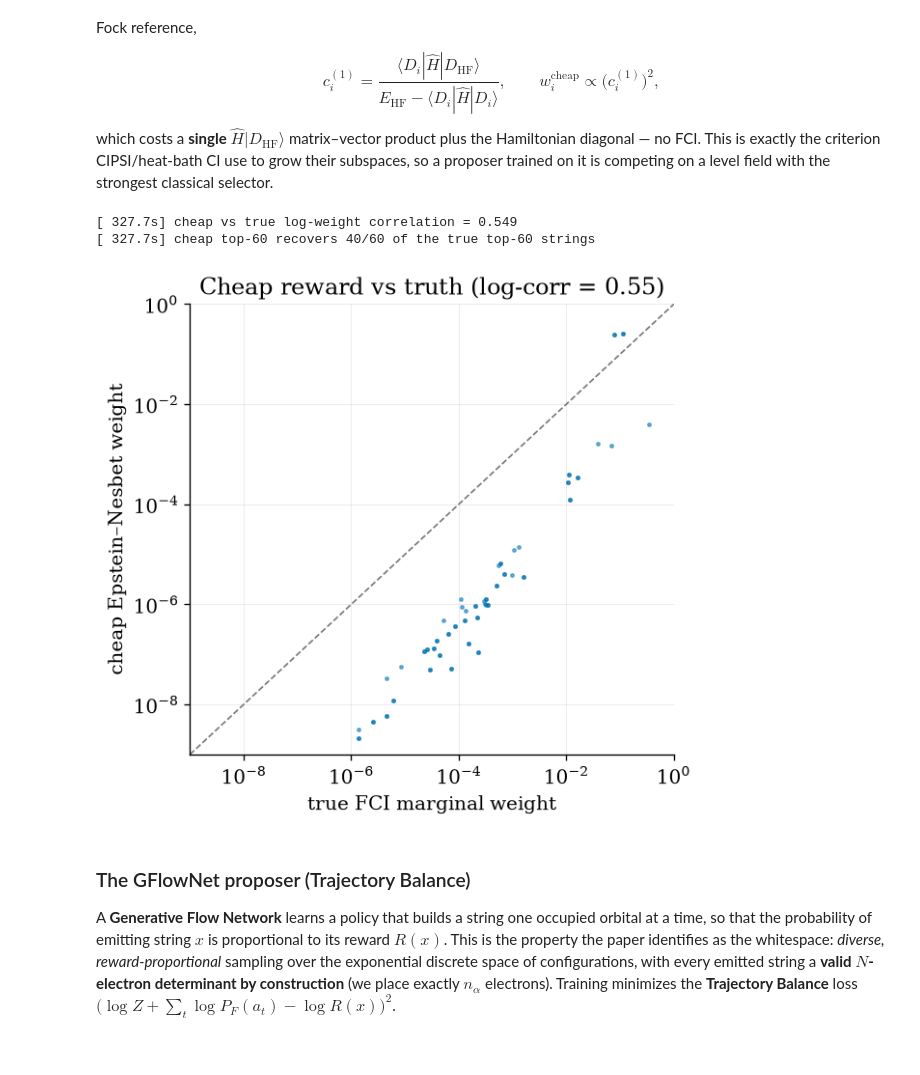
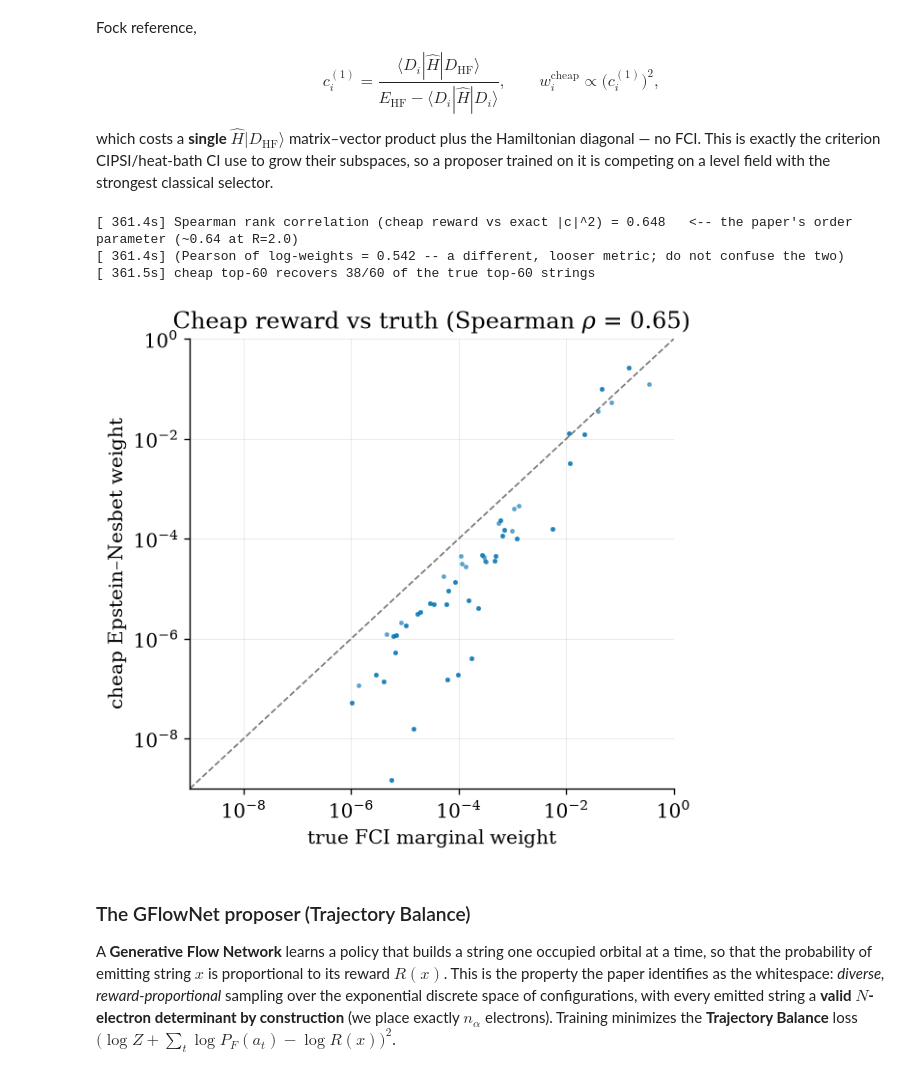
Before and after one commit to nicolasbonilla/ml-for-sqd-review, a Jupyter notebook: notebook/GFlowNet_SQD_calculations.ipynb, the cells around one changed output. Cells and saved outputs as stored; diff of their text form; code cells hidden in the pictures.

```diff
--- a/notebook/GFlowNet_SQD_calculations.ipynb
+++ b/notebook/GFlowNet_SQD_calculations.ipynb
@@ -309,25 +310,30 @@ c1 = Hc / den; c1[hf_idx, hf_idx] = 1.0
 w_cheap = (c1**2).sum(1); w_cheap /= w_cheap.sum()
 cheap_order = np.argsort(w_cheap)[::-1]
 
-# how faithful is the cheap ranking?
+# how faithful is the cheap ranking? The Spearman rank correlation between the cheap reward
+# and the exact weights, over the 792 alpha-strings, is the paper's ORDER PARAMETER (Section 5 below).
+from scipy.stats import spearmanr
+rho = spearmanr(w_cheap, w_a).correlation
 logcorr = np.corrcoef(np.log(w_cheap+1e-12), np.log(w_a+1e-12))[0,1]
 K = 60; top_true = set(order[:K]); top_cheap = set(cheap_order[:K])
-log(f"cheap vs true log-weight correlation = {logcorr:.3f}")
+log(f"Spearman rank correlation (cheap reward vs exact |c|^2) = {rho:.3f}   <-- the paper's order parameter (~0.64 at R=2.0)")
+log(f"(Pearson of log-weights = {logcorr:.3f} -- a different, looser metric; do not confuse the two)")
 log(f"cheap top-{K} recovers {len(top_true & top_cheap)}/{K} of the true top-{K} strings")
 # %% [output]
-[ 327.7s] cheap vs true log-weight correlation = 0.549
-[ 327.7s] cheap top-60 recovers 40/60 of the true top-60 strings
+[ 361.4s] Spearman rank correlation (cheap reward vs exact |c|^2) = 0.648   <-- the paper's order parameter (~0.64 at R=2.0)
+[ 361.4s] (Pearson of log-weights = 0.542 -- a different, looser metric; do not confuse the two)
+[ 361.5s] cheap top-60 recovers 38/60 of the true top-60 strings
 # %%
 # ---- Figure 4a: the cheap reward tracks the true weight ----
 fig, ax = plt.subplots(figsize=(5.4, 5))
 ax.loglog(w_a+1e-12, w_cheap+1e-12, ".", color=OI["blue"], ms=4, alpha=0.5)
 lim = [1e-9, 1]; ax.plot(lim, lim, "--", color=OI["grey"], lw=1)
 ax.set_xlim(1e-9,1); ax.set_ylim(1e-9,1)
 ax.set_xlabel("true FCI marginal weight"); ax.set_ylabel("cheap Epstein–Nesbet weight")
-ax.set_title(f"Cheap reward vs truth (log-corr = {logcorr:.2f})")
+ax.set_title(f"Cheap reward vs truth (Spearman $\\rho$ = {rho:.2f})")
 plt.savefig("/w/nb_fig4_cheap.png", bbox_inches="tight"); plt.show()
 # %% [output]
-[figure, old version]
+[figure, new version]
 # %% [markdown]
 ### The GFlowNet proposer (Trajectory Balance)
 
```
Also changed, not shown: parts of 29 cells of this notebook.
